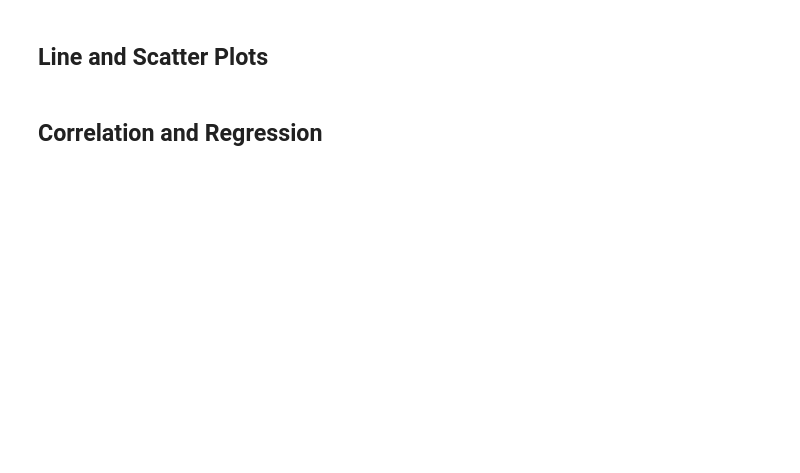
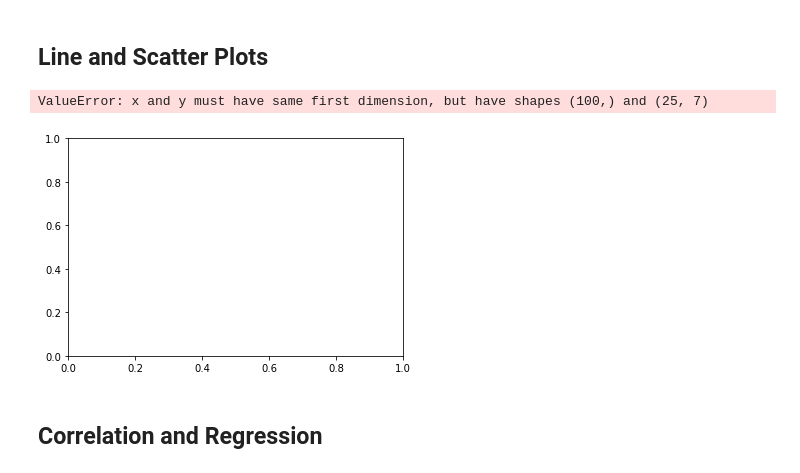
Before and after one commit to rteves0914/Matplotlib-challenge, a Jupyter notebook: Pymaceuticals.ipynb, the cells around one changed output. Cells and saved outputs as stored; diff of their text form; code cells hidden in the pictures; blank space fills up the shorter version.

```diff
--- a/Pymaceuticals.ipynb
+++ b/Pymaceuticals.ipynb
@@ -221,6 +256,14 @@ NameError: name 'index' is not defined
 ## Line and Scatter Plots
 # %%
 # Generate a line plot of tumor volume vs. time point for a mouse treated with Capomulin
+
+x_axis = np.arange(0,100,1)
+#x_axis = len(new_merge_df.loc[new_merge_df["Drug Regimen"] == "Capomulin"])
+plt.plot(x_axis, new_merge_df.loc[(new_merge_df["Drug Regimen"]=="Capomulin") & (new_merge_df["Tumor Volume (mm3)"])])
+plt.show()
+# %% [output]
+ValueError: x and y must have same first dimension, but have shapes (100,) and (25, 7)
+[figure, added]
 # %%
 # Generate a scatter plot of average tumor volume vs. mouse weight for the Capomulin regimen
 # %% [markdown]
```
Also changed, not shown: parts of 10 cells of this notebook.
